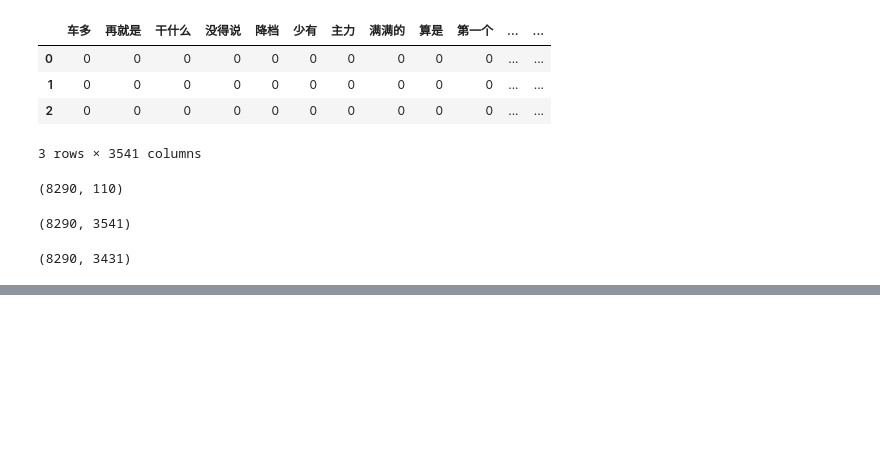
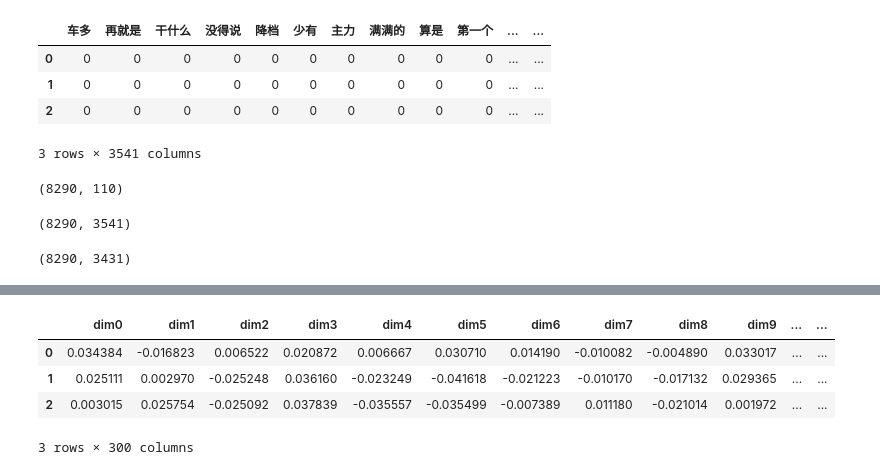
Before and after one commit to light8lee/car, a Jupyter notebook: code/preview.ipynb, the cells around one changed output, grey strips where cells are left out. Cells and saved outputs as stored; diff of their text form; code cells hidden in the pictures; blank space fills up the shorter version.

```diff
--- a/code/preview.ipynb
+++ b/code/preview.ipynb
@@ -403,0 +442,4 @@ tdf.shape
+# %%
+model = Doc2Vec.load(fname)  # you can continue training with the loaded model!
+# %%
+model.train(documents, total_examples=model.corpus_count, epochs=3)
@@ -403,0 +448,14 @@ tdf.shape
+# %%
+ddf = pd.DataFrame(columns=['dim{}'.format(i) for i in range(300)])
+# %%
+for i, line in enumerate(df['content']):
+    vector = model.infer_vector(pre_doc(line))
+    ddf.loc[i] = vector
+# %%
+ddf.head(3)
+# %% [output]
+|  | dim0 | dim1 | dim2 | dim3 | dim4 | dim5 | dim6 | dim7 | dim8 | dim9 | ... | ... |
+| 0 | 0.034384 | -0.016823 | 0.006522 | 0.020872 | 0.006667 | 0.030710 | 0.014190 | -0.010082 | -0.004890 | 0.033017 | ... | ... |
+| 1 | 0.025111 | 0.002970 | -0.025248 | 0.036160 | -0.023249 | -0.041618 | -0.021223 | -0.010170 | -0.017132 | 0.029365 | ... | ... |
+| 2 | 0.003015 | 0.025754 | -0.025092 | 0.037839 | -0.035557 | -0.035499 | -0.007389 | 0.011180 | -0.021014 | 0.001972 | ... | ... |
+3 rows × 300 columns
```
Also changed, not shown: parts of 13 cells of this notebook, 4 other files.
